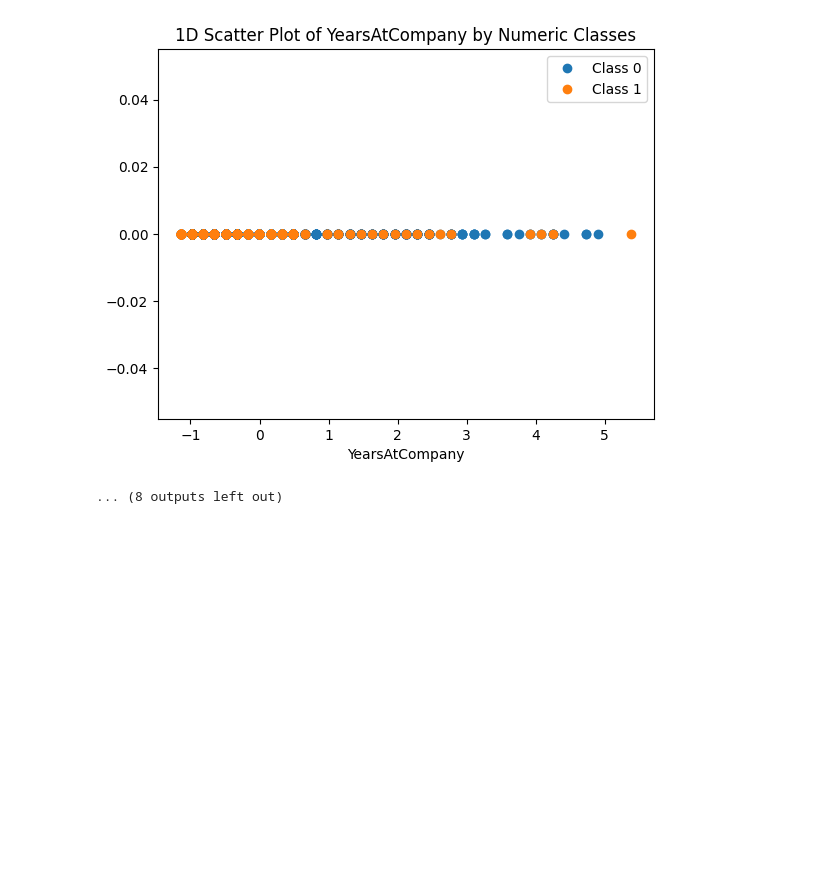
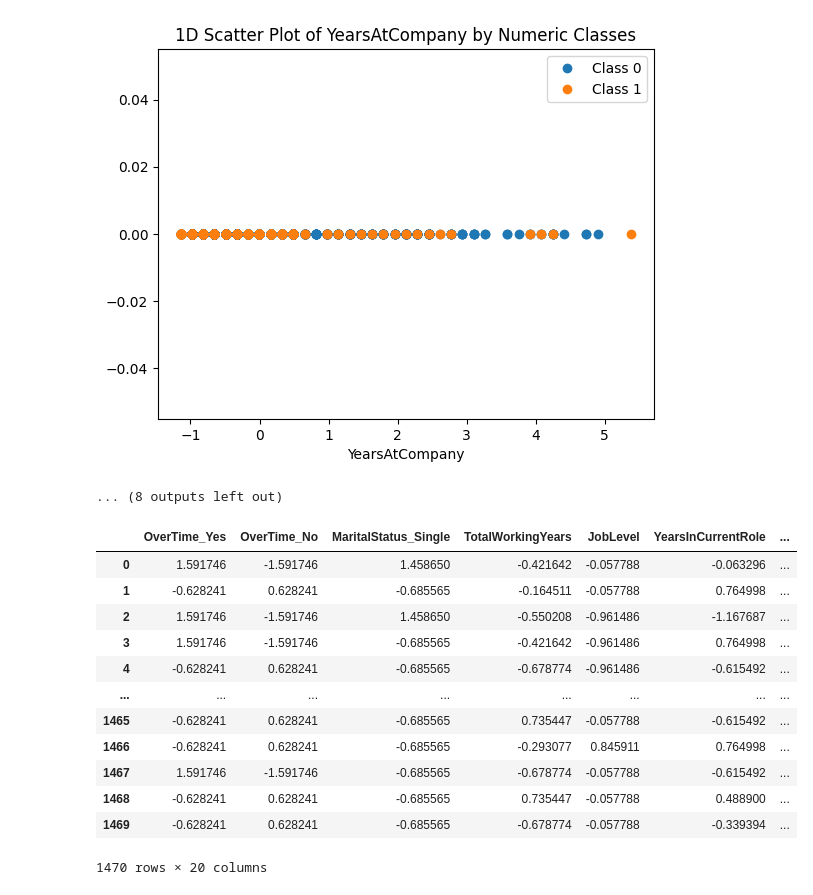
Before and after one commit to shahriar-raj/CSE_472-Machine-Learning-Sessional, a Jupyter notebook: Offline1/offline1.ipynb, the cells around one changed output. Drawn from its saved outputs; the diff is of its cells as text; code cells hidden in the pictures; blank space fills up the shorter version.

```diff
--- a/Offline1/offline1.ipynb
+++ b/Offline1/offline1.ipynb
@@ -280,3 +280,20 @@ for feature in Feature_list:
 [figure]
 [figure]
 ... (8 outputs left out)
+# %%
+Top_Features = Features_df[Feature_list]
+Top_Features
+# %% [output]
+|  | OverTime_Yes | OverTime_No | MaritalStatus_Single | TotalWorkingYears | JobLevel | YearsInCurrentRole | ... |
+| 0 | 1.591746 | -1.591746 | 1.458650 | -0.421642 | -0.057788 | -0.063296 | ... |
+| 1 | -0.628241 | 0.628241 | -0.685565 | -0.164511 | -0.057788 | 0.764998 | ... |
+| 2 | 1.591746 | -1.591746 | 1.458650 | -0.550208 | -0.961486 | -1.167687 | ... |
+| 3 | 1.591746 | -1.591746 | -0.685565 | -0.421642 | -0.961486 | 0.764998 | ... |
+| 4 | -0.628241 | 0.628241 | -0.685565 | -0.678774 | -0.961486 | -0.615492 | ... |
+| ... | ... | ... | ... | ... | ... | ... | ... |
+| 1465 | -0.628241 | 0.628241 | -0.685565 | 0.735447 | -0.057788 | -0.615492 | ... |
+| 1466 | -0.628241 | 0.628241 | -0.685565 | -0.293077 | 0.845911 | 0.764998 | ... |
+| 1467 | 1.591746 | -1.591746 | -0.685565 | -0.678774 | -0.057788 | -0.615492 | ... |
+| 1468 | -0.628241 | 0.628241 | -0.685565 | 0.735447 | -0.057788 | 0.488900 | ... |
+| 1469 | -0.628241 | 0.628241 | -0.685565 | -0.678774 | -0.057788 | -0.339394 | ... |
+1470 rows × 20 columns
```
